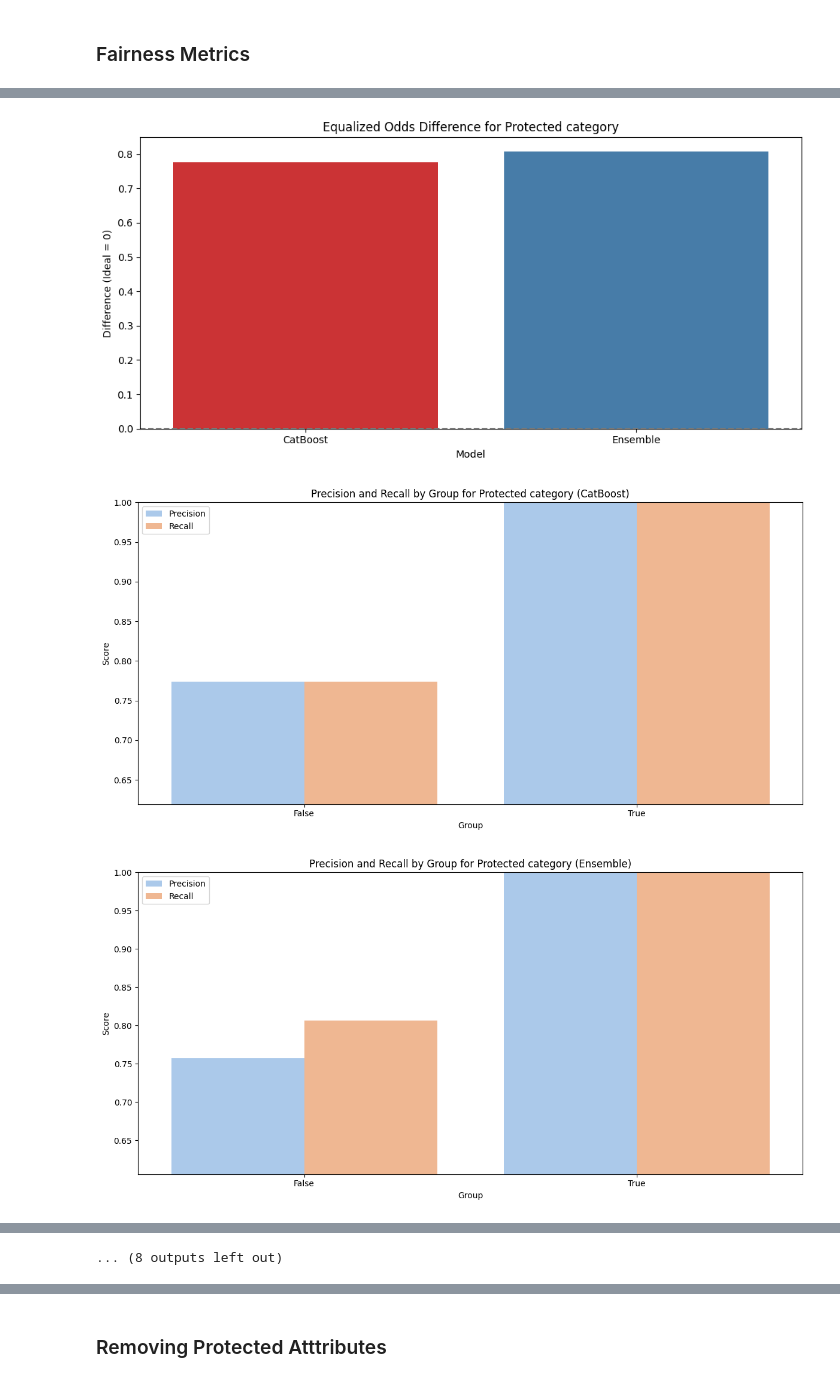
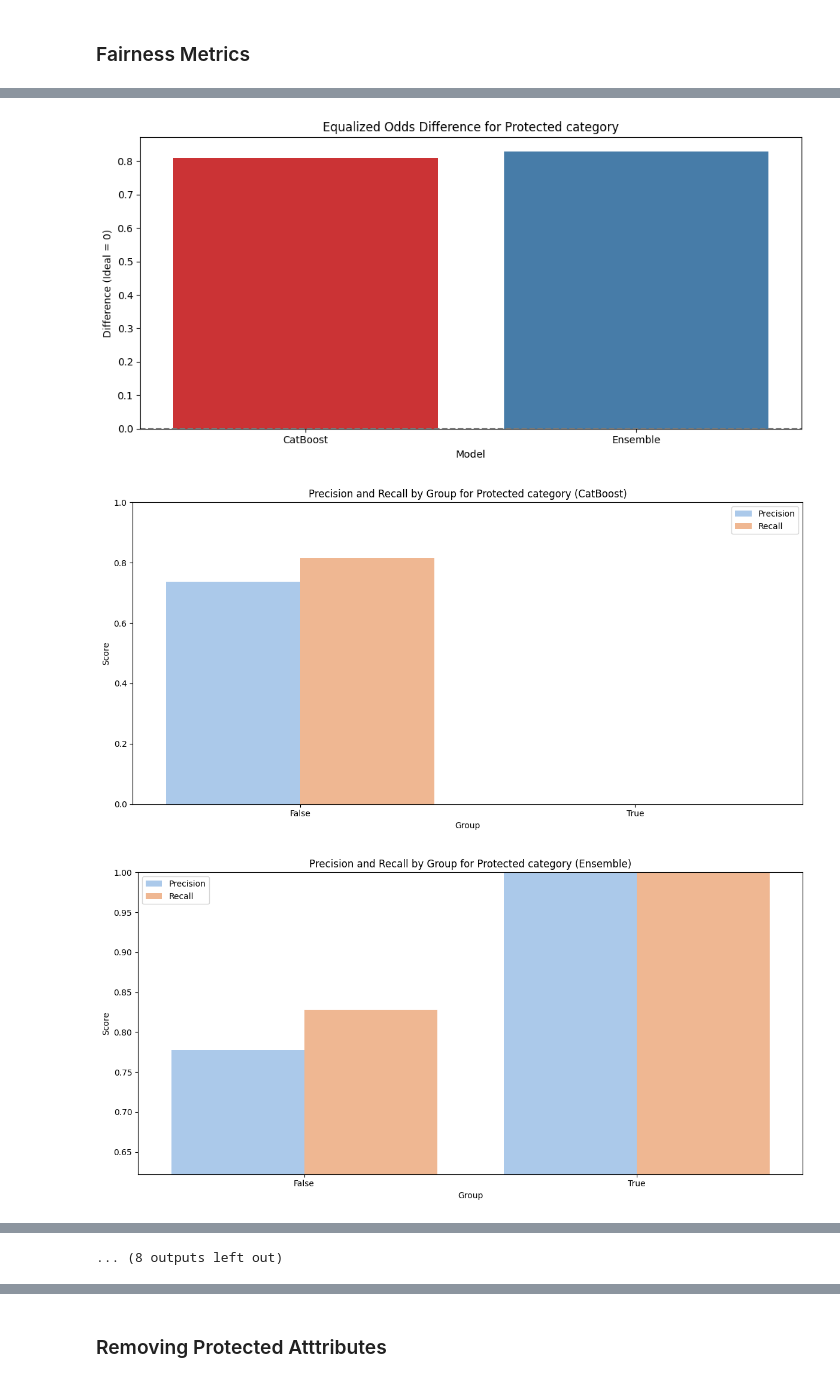
Before and after one commit to lyudmilstamenov/ethics_in_ai_unibo, a Jupyter notebook: src/model.ipynb, the cells around one changed output, grey strips where cells are left out. Saved outputs shown, nothing was run; the diff lists cells and outputs as text; code cells hidden in the pictures.

```diff
--- a/src/model.ipynb
+++ b/src/model.ipynb
@@ -484,7 +420,3 @@ data['results']
-# %%
-import json
-with open("city_mapping.json", 'r', encoding='utf-8') as f:
-    city_mapping = json.load(f)
 # %%
 def city_transform(city):
     if city.strip().upper() in city_mapping:
@@ -1008,11 +932,8 @@ import torch
 
 device = "cuda" if torch.cuda.is_available() else "cpu"
 
-# Load a small, fast cross-encoder model
-# cross_model = CrossEncoder("cross-encoder/ms-marco-MiniLM-L6-v2", device=device)
-cross_model = CrossEncoder("cross-encoder/ms-marco-TinyBERT-L2-v2", device=device)
+cross_model = CrossEncoder("cross-encoder/ms-marco-MiniLM-L6-v2", device=device)
 def compute_similarity_with_prompt(df: pd.DataFrame, batch_size: int = 256) -> pd.Series:
-    # Drop rows with missing text
     valid_df = df[['candidate_text', 'job_text']].dropna()
     pairs = valid_df.values.tolist()
 
@@ -1025,15 +946,13 @@ def compute_similarity_with_prompt(df: pd.DataFrame, batch_size: int = 256) -> p
             cand
         ))
 
-    # Predict scores in batches
+
     scores = cross_model.predict(prompted_pairs, batch_size=batch_size, show_progress_bar=True)
 
-    # Insert results into aligned Series
     result = pd.Series(np.nan, index=df.index, dtype=np.float32)
     result.loc[valid_df.index] = scores
     return result
 
-# Example usage
 dataset['general_similarity_score_cross'] = compute_similarity_with_prompt(dataset)
 # %%
 tfidf = TfidfVectorizer(
@@ -1338,14 +1245,6 @@ Distance Residence - Assumption HQ | 9740       | 4889       | 514          | 51
 # %%
-columns_to_check = [
+df_cleaned = dataset.dropna(subset=[ 'professional_similarity_score', ])
 
-    'professional_similarity_score',
-
-                    # 'English'
-
-                    ]
-df_cleaned = dataset.dropna(subset=columns_to_check)
-
-# Verify the result
 print(f"Original data shape: {dataset.shape,(dataset['Hired']==True).sum()}")
 print(f"Cleaned data shape: {df_cleaned.shape,(df_cleaned['Hired']==True).sum()}")
 # %% [output]
@@ -1814,9 +1944,6 @@ import seaborn as sns
 import pandas as pd
 import numpy as np
 
-from imblearn.over_sampling import SVMSMOTE
-
-# ========== Data Preparation ==========
 df = df_cleaned.copy()
 
 protected_attributes = [
@@ -1826,7 +1953,7 @@ protected_attributes = [
 
 df = df.dropna(subset=protected_attributes).reset_index(drop=True)
 
-X = df.drop(columns=['Hired'])[feature_sets['general_similarity_score']]
+X = df.drop(columns=['Hired'])[feature_sets['custom_scores_with_essential_base_attributes']]
 y = df['Hired']
 
 bool_cols = X.select_dtypes(include='bool').columns
@@ -1842,11 +1969,9 @@ imputer = SimpleImputer(strategy='mean')
 X_train_imp = pd.DataFrame(imputer.fit_transform(X_train), columns=X.columns)
 X_test_imp = pd.DataFrame(imputer.transform(X_test), columns=X.columns)
 
-# ========== Resample with SVMSMOTE 100% ==========
-svm_smote = SVMSMOTE(sampling_strategy=1.0, random_state=42)
+svm_smote = SMOTE(sampling_strategy=0.5, random_state=42)
 X_res, y_res = svm_smote.fit_resample(X_train_imp, y_train)
 
-# ========== Define models ==========
 majority_count = (y_res == 0).sum()
 minority_count = (y_res == 1).sum()
 
@@ -1866,21 +1991,16 @@ ensemble_model = VotingClassifier(
     voting='soft'
 )
 
-# ========== Train models ==========
 catboost_model.fit(X_res, y_res)
 ensemble_model.fit(X_res, y_res)
 
-# ========== Predictions ==========
 y_pred_cat = catboost_model.predict(X_test_imp)
 y_pred_ens = ensemble_model.predict(X_test_imp)
-
-# ========== Evaluate and compare fairness & performance ==========
 
 performance_results = []
 fairness_results = []
 
 for model_name, y_pred in [('CatBoost', y_pred_cat), ('Ensemble', y_pred_ens)]:
-    # Overall metrics
     precision = precision_score(y_test, y_pred)
     recall = recall_score(y_test, y_pred)
 
@@ -1890,12 +2010,8 @@ for model_name, y_pred in [('CatBoost', y_pred_cat), ('Ensemble', y_pred_ens)]:
         'Recall': recall
     })
 
-    # Fairness metrics with fairlearn's MetricFrame for each protected attribute
     for attr in protected_attributes:
         sensitive_features_test = dataset.loc[X_test.index, attr]
-
-
-        # Calculate fairness-specific metrics separately
         dp_diff = demographic_parity_difference(
             y_true=y_test,
             y_pred=y_pred,
@@ -1919,7 +2035,6 @@ for model_name, y_pred in [('CatBoost', y_pred_cat), ('Ensemble', y_pred_ens)]:
 performance_df = pd.DataFrame(performance_results)
 fairness_df = pd.DataFrame(fairness_results)
 
-# ========== Plot Performance Fairness by Attribute ==========
 long_perf_df = pd.melt(
     performance_df,
     id_vars=['Model'],
@@ -1934,7 +2049,6 @@ import seaborn as sns
 for attr in protected_attributes:
     subset = fairness_df[fairness_df['Attribute'] == attr]
 
-    # Plot fairness metric differences (you already have this part)
     plt.figure(figsize=(10, 5))
     sns.barplot(data=subset, x='Model', y='Demographic Parity Diff', palette='Set3')
     plt.title(f"Demographic Parity Difference for {attr}")
@@ -1951,7 +2065,6 @@ for attr in protected_attributes:
     plt.tight_layout()
     plt.show()
 
-    # === New: Plot Precision and Recall by group for each model ===
     for model_name, y_pred in [('CatBoost', y_pred_cat), ('Ensemble', y_pred_ens)]:
         sensitive_features_test = df.loc[X_test.index, attr]
 
@@ -1962,7 +2075,6 @@ for attr in protected_attributes:
             sensitive_features=sensitive_features_test
         )
 
-        # Convert per-group metrics to DataFrame for easier plotting
         per_group_metrics = pd.DataFrame({
             'Group': mf.by_group.index,
             'Precision': mf.by_group['precision'].values,
@@ -1988,3 +2100,3 @@ for attr in protected_attributes:
-[figure, old version]
+[figure, new version]
-[figure, old version]
+[figure, new version]
-[figure, old version]
+[figure, new version]
```
Also changed, not shown: parts of 48 cells of this notebook, 1 other file.
